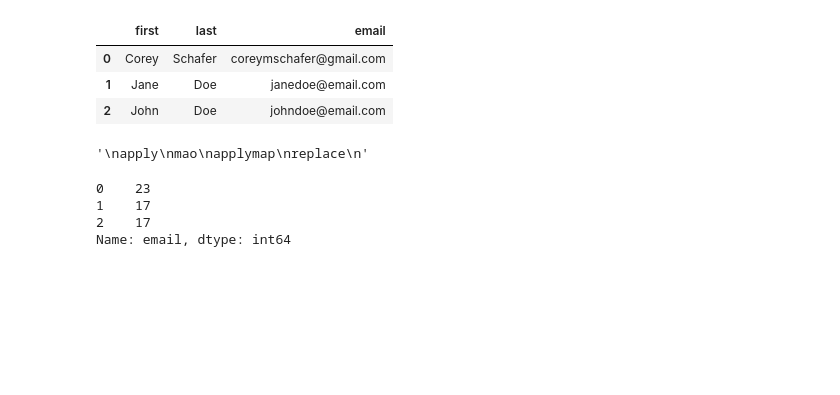
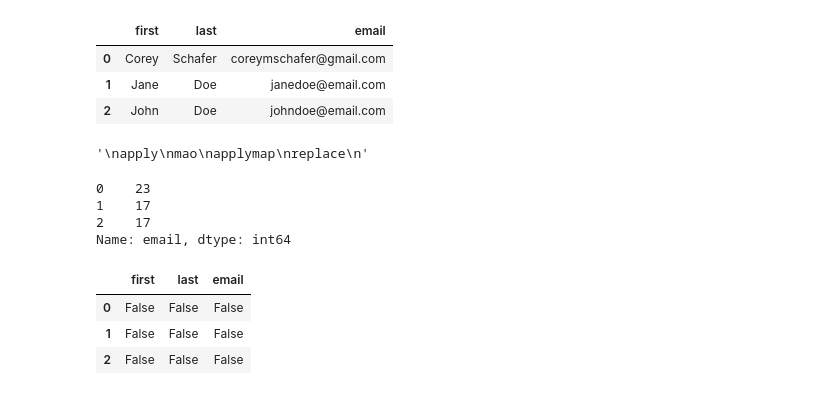
Before and after one commit to HiteshSimform/PythonInitial, a Jupyter notebook: Pandas/Snippets.ipynb, the cells around one changed output. Cells and saved outputs as stored; diff of their text form; code cells hidden in the pictures; blank space fills up the shorter version.

```diff
--- a/Pandas/Snippets.ipynb
+++ b/Pandas/Snippets.ipynb
@@ -264,3 +264,10 @@ df['email'].apply(len)
 1    17
 2    17
 Name: email, dtype: int64
+# %%
+df.isna()
+# %% [output]
+|  | first | last | email |
+| 0 | False | False | False |
+| 1 | False | False | False |
+| 2 | False | False | False |
```
Also changed, not shown: 1 other file.
